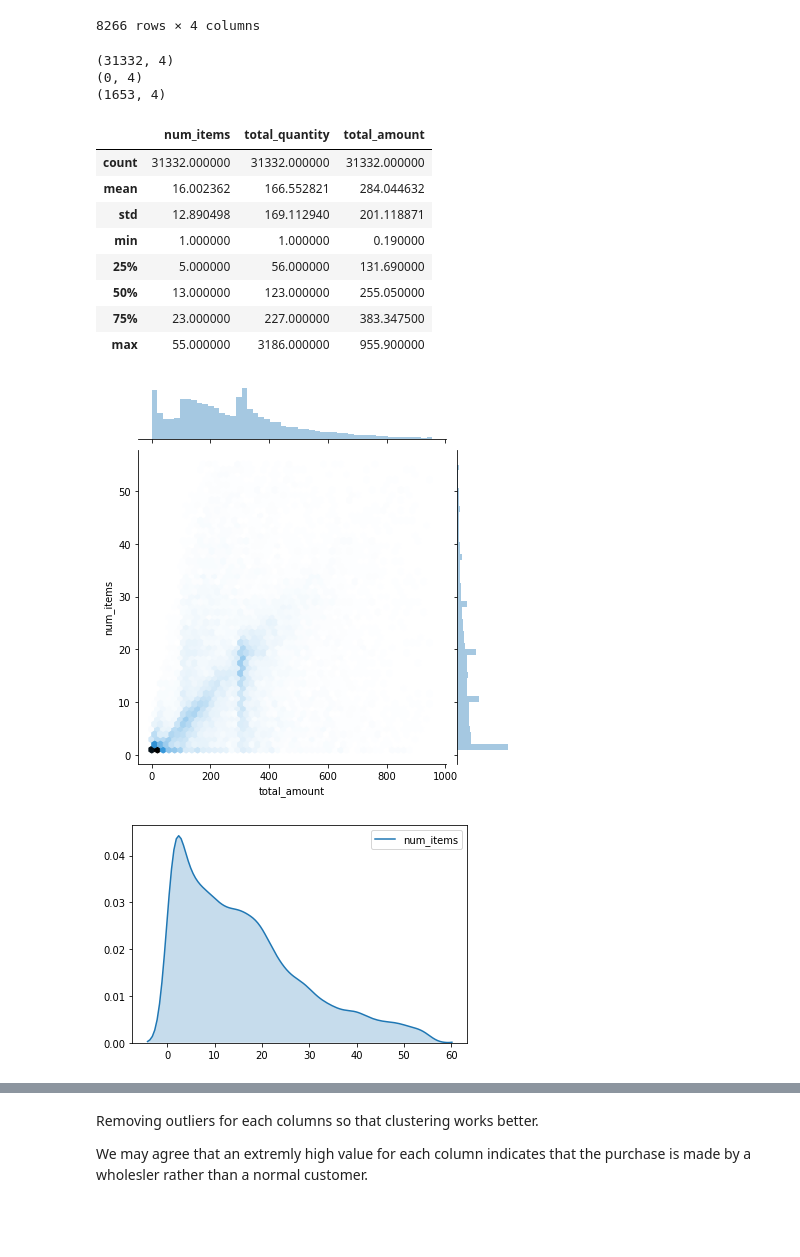
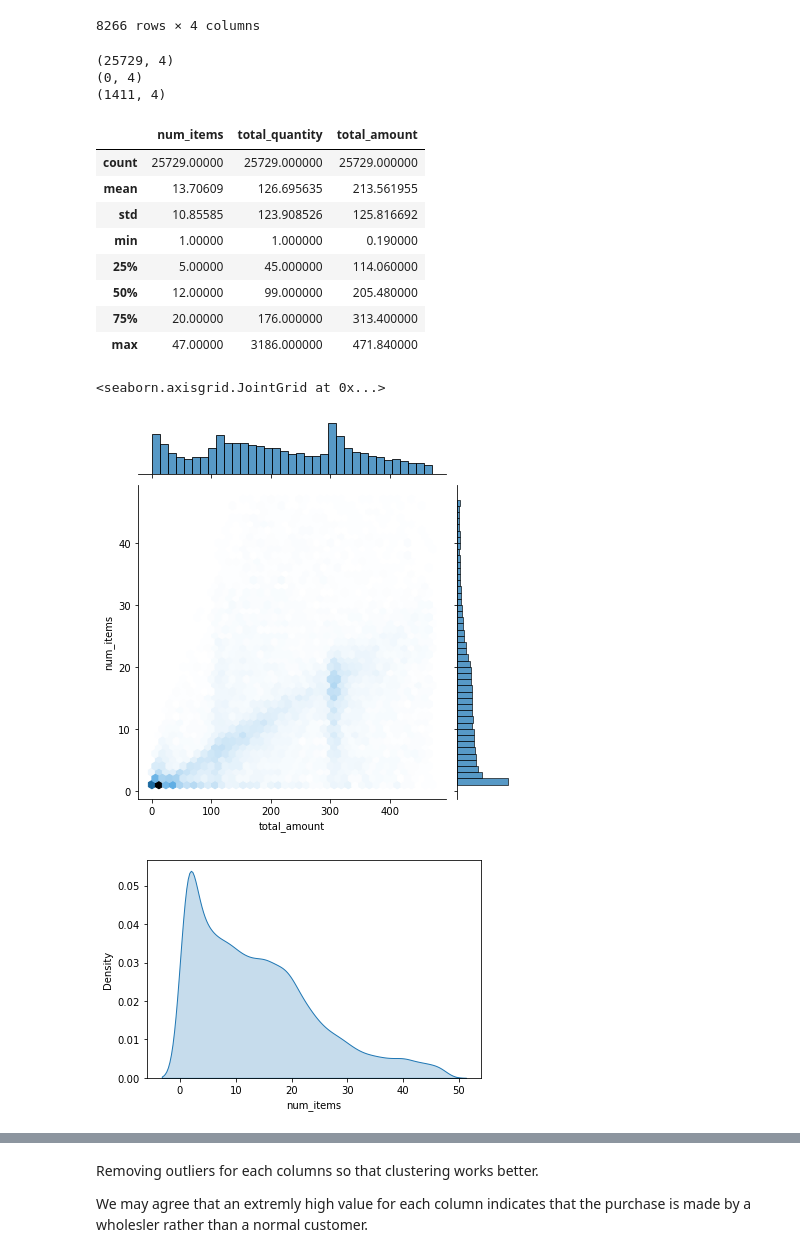
Before and after one commit to AfreenKansal/Market-Basket-Analysis, a Jupyter notebook: MBA Hazrul (Afreen's Version).ipynb, the cells around one changed output, grey strips where cells are left out. Drawn from its saved outputs; the diff is of its cells as text; code cells hidden in the pictures; blank space fills up the shorter version.

```diff
--- a/MBA Hazrul (Afreen's Version).ipynb
+++ b/MBA Hazrul (Afreen's Version).ipynb
@@ -390,3 +420,7 @@ min           0.190000
 75%         471.840000
 max      168469.600000
 Name: total_amount, dtype: float64
+# %%
+#take bottom third quartile as potential normal customers.
+
+potential_cust = num_items[num_items["total_amount"]<= 471.84]
@@ -402,7 +438,7 @@ def remove_outlier(df_in, col_name):
     df_high = df_in[df_in[col_name] > fence_high]
     return df_out, df_low, df_high
 
-wo_outliers, low_outliers, high_outliers = remove_outlier(num_items, "total_amount")
+wo_outliers, low_outliers, high_outliers = remove_outlier(potential_cust, "total_amount")
 print(wo_outliers.shape)
 print(low_outliers.shape)
 print(high_outliers.shape)
@@ -456,29 +492,30 @@ print(wo_outliers2.shape)
 print(low_outliers2.shape)
 print(high_outliers2.shape)
 # %% [output]
-(31332, 4)
+(25729, 4)
 (0, 4)
-(1653, 4)
+(1411, 4)
 # %%
 wo_outliers2.describe()
 # %% [output]
 |  | num_items | total_quantity | total_amount |
-| count | 31332.000000 | 31332.000000 | 31332.000000 |
-| mean | 16.002362 | 166.552821 | 284.044632 |
-| std | 12.890498 | 169.112940 | 201.118871 |
-| min | 1.000000 | 1.000000 | 0.190000 |
-| 25% | 5.000000 | 56.000000 | 131.690000 |
-| 50% | 13.000000 | 123.000000 | 255.050000 |
-| 75% | 23.000000 | 227.000000 | 383.347500 |
-| max | 55.000000 | 3186.000000 | 955.900000 |
+| count | 25729.00000 | 25729.000000 | 25729.000000 |
+| mean | 13.70609 | 126.695635 | 213.561955 |
+| std | 10.85585 | 123.908526 | 125.816692 |
+| min | 1.00000 | 1.000000 | 0.190000 |
+| 25% | 5.00000 | 45.000000 | 114.060000 |
+| 50% | 12.00000 | 99.000000 | 205.480000 |
+| 75% | 20.00000 | 176.000000 | 313.400000 |
+| max | 47.00000 | 3186.000000 | 471.840000 |
 # %%
-#sns.jointplot(x="total_amount", y="num_items", kind = 'hex',data=wo_outliers2);
+sns.jointplot(x="total_amount", y="num_items", kind = 'hex',data=wo_outliers2)
 # %% [output]
+<seaborn.axisgrid.JointGrid at 0x...>
-[figure, old version]
+[figure, new version]
 # %%
 sns.kdeplot(wo_outliers2["num_items"], shade=True);
 # %% [output]
-[figure, old version]
+[figure, new version]
 # %%
 sns.kdeplot(wo_outliers2["total_amount"], shade=True);
 # %% [output]
```
Also changed, not shown: parts of 45 cells of this notebook, 3 other files.
